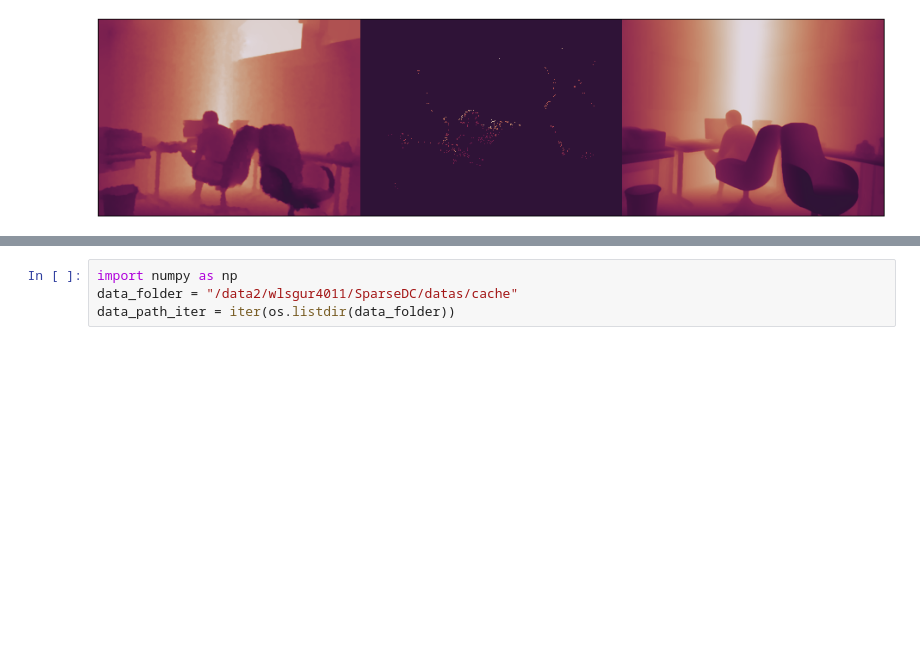
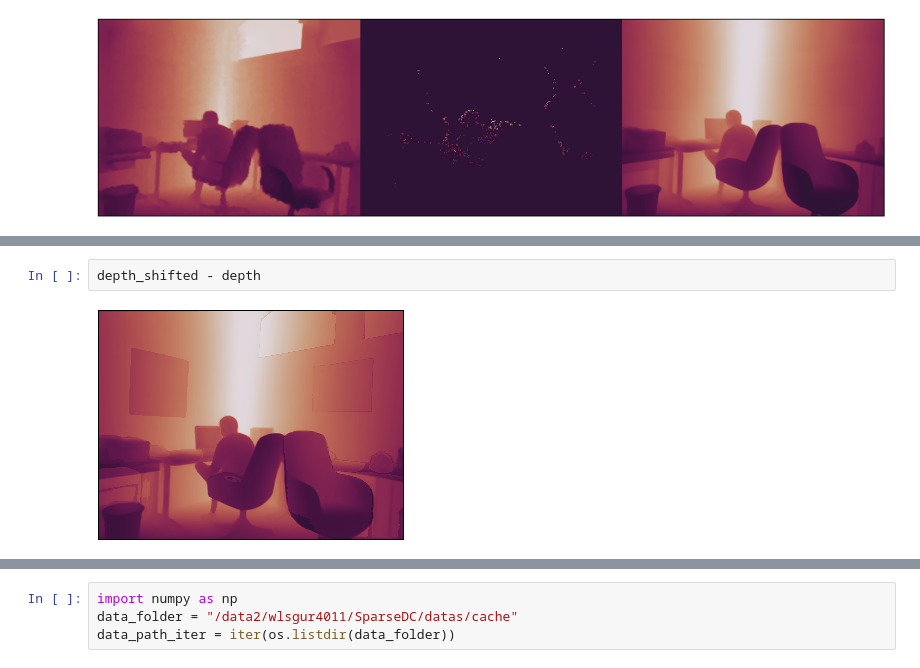
Before and after one commit to jk4011/SparseDC, a Jupyter notebook: notebooks/sam+hull_vs_affine.ipynb, the cells around one changed output, grey strips where cells are left out. Cells and saved outputs as stored; diff of their text form; blank space fills up the shorter version.

```diff
--- a/notebooks/sam+hull_vs_affine.ipynb
+++ b/notebooks/sam+hull_vs_affine.ipynb
@@ -136 +106,5 @@ Options selected for Qhull 2019.1.r 2019/06/21:
+# %%
+depth_shifted - depth
+# %% [output]
+[figure, added]
 # %%
```
Also changed, not shown: parts of 3 cells of this notebook, 2 other files.
